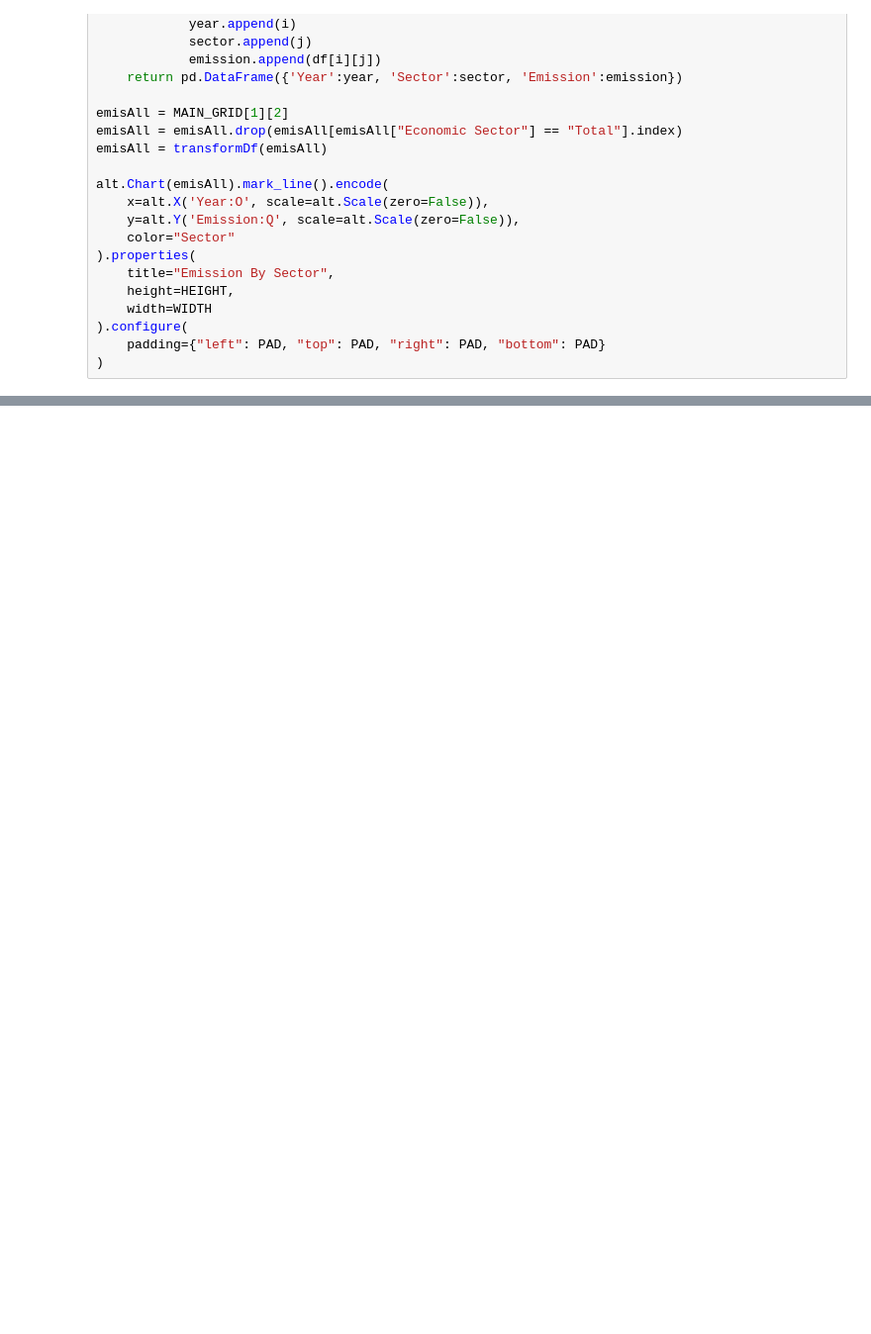
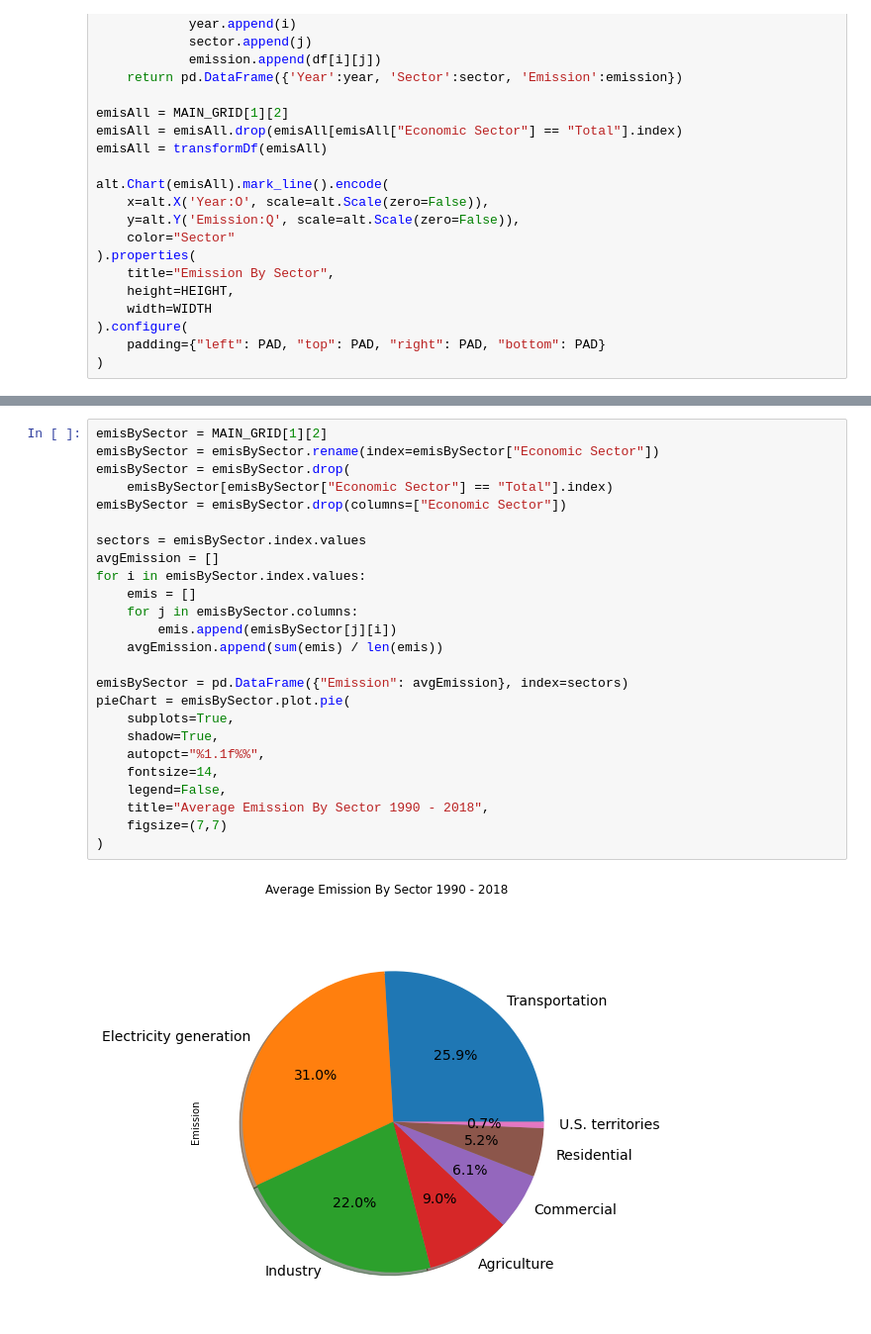
Before and after one commit to phnopoly/global-warming-usa, a Jupyter notebook: visualizeData.ipynb, the cells around one changed output, grey strips where cells are left out. Shown at 99% size. Saved outputs shown, nothing was run; the diff lists cells and outputs as text; blank space fills up the shorter version.

Commit message:
added pie chart

```diff
--- a/visualizeData.ipynb
+++ b/visualizeData.ipynb
@@ -322,0 +325,27 @@ alt.layer(chart).configure(
+# %%
+emisBySector = MAIN_GRID[1][2]
+emisBySector = emisBySector.rename(index=emisBySector["Economic Sector"])
+emisBySector = emisBySector.drop(
+    emisBySector[emisBySector["Economic Sector"] == "Total"].index)
+emisBySector = emisBySector.drop(columns=["Economic Sector"])
+
+sectors = emisBySector.index.values
+avgEmission = []
+for i in emisBySector.index.values:
+    emis = []
+    for j in emisBySector.columns:
+        emis.append(emisBySector[j][i])
+    avgEmission.append(sum(emis) / len(emis))
+
+emisBySector = pd.DataFrame({"Emission": avgEmission}, index=sectors)
+pieChart = emisBySector.plot.pie(
+    subplots=True,
+    shadow=True,
+    autopct="%1.1f%%",
+    fontsize=14,
+    legend=False,
+    title="Average Emission By Sector 1990 - 2018",
+    figsize=(7,7)
+)
+# %% [output]
+[figure, added]
```
Also changed, not shown: parts of 2 cells of this notebook.
